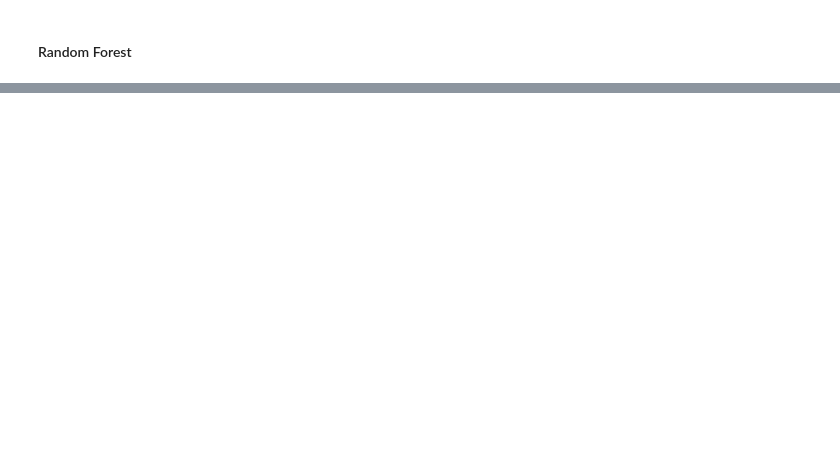
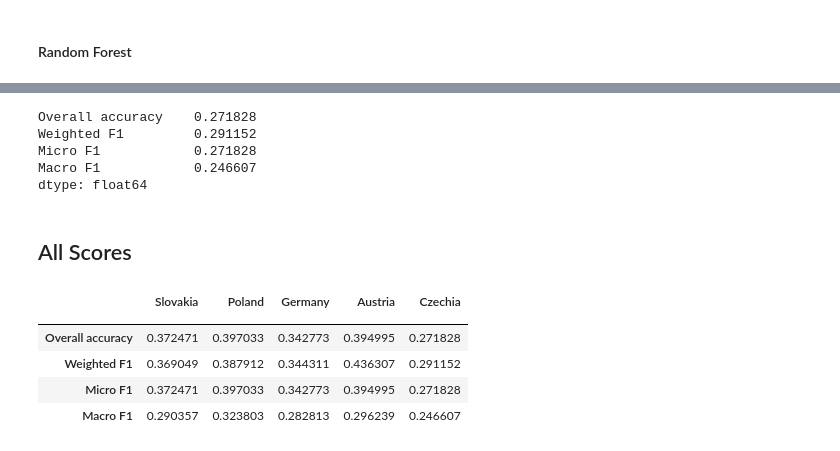
Before and after one commit to eurofab-project/morphometrics, a Jupyter notebook: notebooks/6_eurofab_model.ipynb, the cells around one changed output, grey strips where cells are left out. Drawn from its saved outputs; the diff is of its cells as text; code cells hidden in the pictures; blank space fills up the shorter version.

```diff
--- a/notebooks/6_eurofab_model.ipynb
+++ b/notebooks/6_eurofab_model.ipynb
@@ -193,7 +225,16 @@ Sparse Rural Development              0.509370
 dtype: float64
 # %%
 overall_acc = pd.Series([acc, weighted, micro, macro], index=['Overall accuracy', 'Weighted F1', 'Micro F1', 'Macro F1'])
+overall_acc
+# %% [output]
+Overall accuracy    0.271828
+Weighted F1         0.291152
+Micro F1            0.271828
+Macro F1            0.246607
+dtype: float64
 # %%
 overall_acc.to_csv(f'/data/uscuni-eurofab/processed_data/results/overall_acc_{mapping_level}_{train_test_iteration}.csv')
 # %%
 f1s.to_csv(f'/data/uscuni-eurofab/processed_data/results/class_f1s_{mapping_level}_{train_test_iteration}.csv')
+# %% [markdown]
+## All Scores
@@ -199,0 +249,13 @@ f1s.to_csv(f'/data/uscuni-eurofab/processed_data/results/class_f1s_{mapping_leve
+# %%
+overall_accs = [pd.read_csv(f1fp).set_index('Unnamed: 0')['0'] for f1fp in sorted(glob.glob(f'/data/uscuni-eurofab/processed_data/results/overall_acc_{mapping_level}*'))]
+overall_accs = pd.concat(overall_accs, axis=1)
+overall_accs.index.name = ''
+overall_accs.columns = test_countries_names
+overall_accs
+# %% [output]
+|  | Slovakia | Poland | Germany | Austria | Czechia |
+|  |  |  |  |  |  |
+| Overall accuracy | 0.372471 | 0.397033 | 0.342773 | 0.394995 | 0.271828 |
+| Weighted F1 | 0.369049 | 0.387912 | 0.344311 | 0.436307 | 0.291152 |
+| Micro F1 | 0.372471 | 0.397033 | 0.342773 | 0.394995 | 0.271828 |
+| Macro F1 | 0.290357 | 0.323803 | 0.282813 | 0.296239 | 0.246607 |
```
Also changed, not shown: parts of 16 cells of this notebook, 5 other files.
